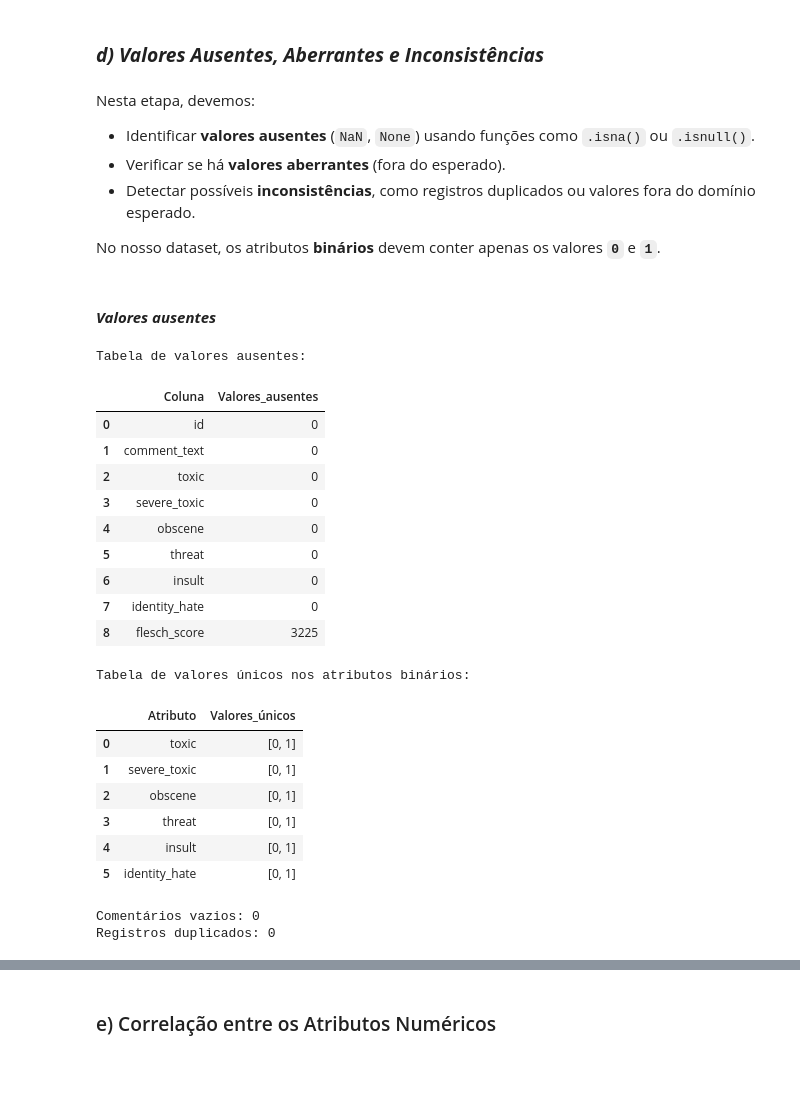
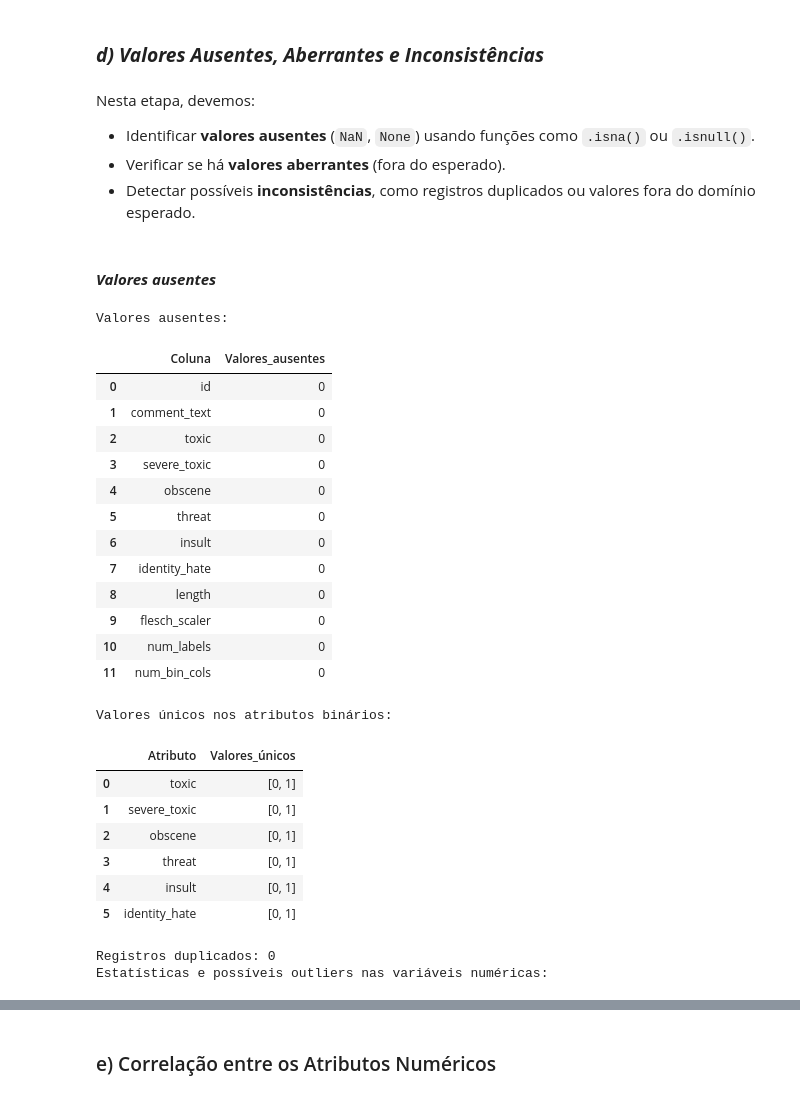
Before and after one commit to Alex300VA24/projectToxicComment, a Jupyter notebook: toxic_comments/notebooks/toxic_classification.ipynb, the cells around one changed output, grey strips where cells are left out. Cells and saved outputs as stored; diff of their text form; code cells hidden in the pictures; blank space fills up the shorter version.

```diff
--- a/toxic_comments/notebooks/toxic_classification.ipynb
+++ b/toxic_comments/notebooks/toxic_classification.ipynb
@@ -111,5 +128,0 @@ plt.show()
-# %%
-train['flesch_score'] = train['comment_text'].apply(flesch_reading_ease)
-test['flesch_score'] = test['comment_text'].apply(flesch_reading_ease)
-train['flesch_score'] = train['flesch_score'].apply(lambda x: x if x >= 0 and x <= 150 else np.nan)
-train['flesch_score'].describe()
@@ -196,0 +206,11 @@ Tabela de distribuição de valores e popularidade:
+# %%
+# Comentarios con múltiples etiquetas
+train['num_bin_cols'] = train[bin_cols].sum(axis=1)
+
+# Distribuição de número de etiquetas por comentário
+plt.figure(figsize=(8, 5))
+sns.countplot(x='num_labels', data=train, palette='viridis')
+plt.title('Distribuição de Etiquetas por Comentário')
+plt.xlabel('Número de Etiquetas por Comentário')
+plt.ylabel('Número de Comentários')
+plt.show()
@@ -230,56 +233,54 @@ Nesta etapa, devemos:
 - Identificar **valores ausentes** (`NaN`, `None`) usando funções como `.isna()` ou `.isnull()`.
 - Verificar se há **valores aberrantes** (fora do esperado).
 - Detectar possíveis **inconsistências**, como registros duplicados ou valores fora do domínio esperado.
-
-No nosso dataset, os atributos **binários** devem conter apenas os valores **`0`** e **`1`**.
 # %% [markdown]
 #### ***Valores ausentes***
 # %%
 # 1. Valores ausentes
 missing = train.isnull().sum().reset_index()
 missing.columns = ['Coluna', 'Valores_ausentes']
 
-# 2. Valores únicos nos atributos binários
-unique_values = []
+# 2. Verificar valores únicos de dois atributos binários
+unique_vals = pd.DataFrame({
+    'Atributo': bin_cols,
+    'Valores_únicos': [train[label].unique().tolist() for label in bin_cols]
+})
+# 3. Verificar registros duplicados
+duplicados = train.duplicated().sum()
 
-for label in bin_cols:
-    uniques = train[label].unique()
-    unique_values.append({
-        'Atributo': label,
-        'Valores_únicos': list(uniques)
-    })
+# 4. Verificar estatísticas das colunas numéricas
+numeric_cols = ['length', 'flesch_scaler']
+stats = train[numeric_cols].describe().T
+stats['outliers_abaixo'] = (train[numeric_cols] < stats['mean'] - 3 * stats['std']).sum()
+stats['outliers_acima']  = (train[numeric_cols] > stats['mean'] + 3 * stats['std']).sum()
 
-unique_df = pd.DataFrame(unique_values)
-
-# 3. Comentários vazios
-empty_comments = train['comment_text'].apply(lambda x: isinstance(x, str) and x.strip() == '').sum()
-
-# 4. Duplicados
-duplicates = train.duplicated().sum()
-
-# Exibir tabelas
-print("Tabela de valores ausentes:")
+# Mostrar tabelas
+print("Valores ausentes:")
 display(missing)
 
-print("Tabela de valores únicos nos atributos binários:")
-display(unique_df)
+print("Valores únicos nos atributos binários:")
+display(unique_vals)
 
-# Mostrar outras verificações
-print(f"Comentários vazios: {empty_comments}")
-print(f"Registros duplicados: {duplicates}")
+print(f"Registros duplicados: {duplicados}")
+
+print("Estatísticas e possíveis outliers nas variáveis numéricas:")
+display(stats)
 # %% [output]
-Tabela de valores ausentes:
+Valores ausentes:
 |  | Coluna | Valores_ausentes |
 | 0 | id | 0 |
 | 1 | comment_text | 0 |
 | 2 | toxic | 0 |
 | 3 | severe_toxic | 0 |
 | 4 | obscene | 0 |
 | 5 | threat | 0 |
 | 6 | insult | 0 |
 | 7 | identity_hate | 0 |
-| 8 | flesch_score | 3225 |
+| 8 | length | 0 |
+| 9 | flesch_scaler | 0 |
+| 10 | num_labels | 0 |
+| 11 | num_bin_cols | 0 |
-Tabela de valores únicos nos atributos binários:
+Valores únicos nos atributos binários:
 |  | Atributo | Valores_únicos |
 | 0 | toxic | [0, 1] |
 | 1 | severe_toxic | [0, 1] |
@@ -287,5 +288,5 @@ Tabela de valores únicos nos atributos binários:
 | 3 | threat | [0, 1] |
 | 4 | insult | [0, 1] |
 | 5 | identity_hate | [0, 1] |
-Comentários vazios: 0
 Registros duplicados: 0
+Estatísticas e possíveis outliers nas variáveis numéricas:
```
Also changed, not shown: parts of 36 cells of this notebook, 1 other file.
